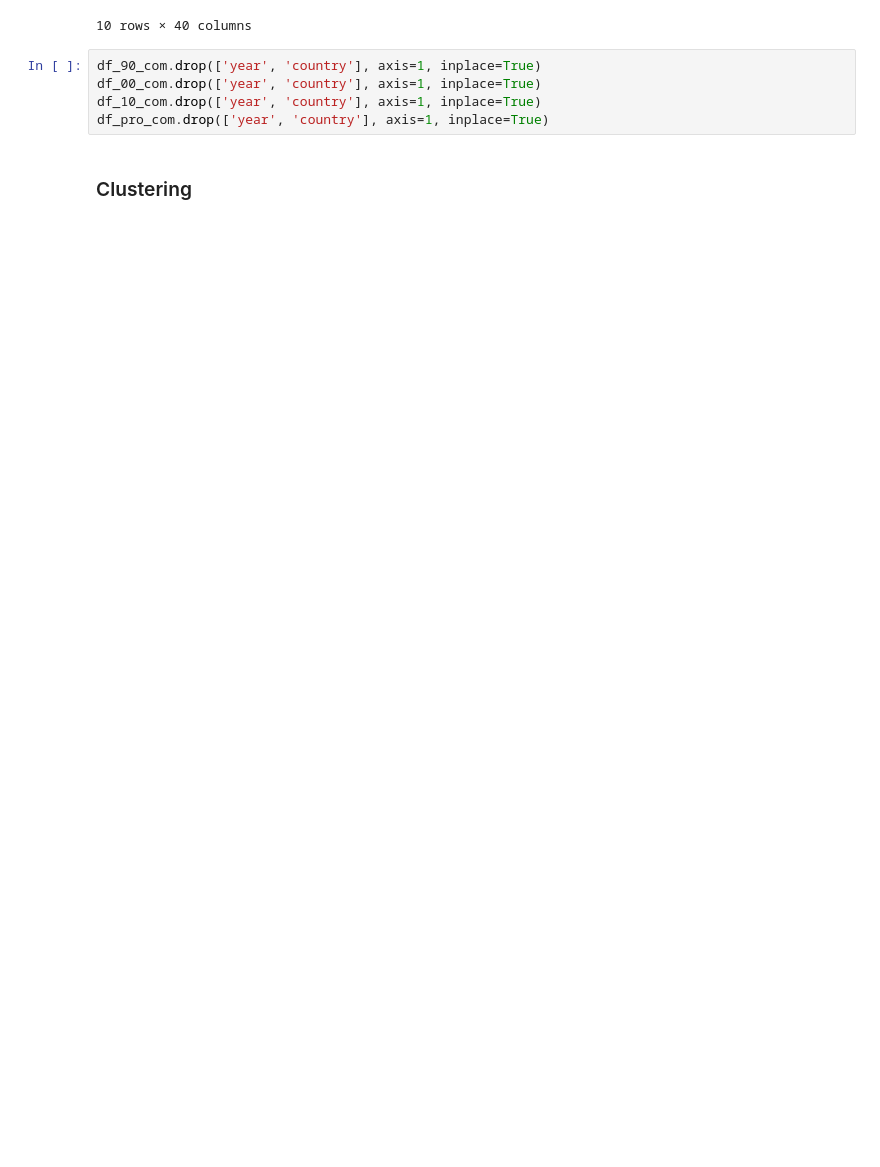
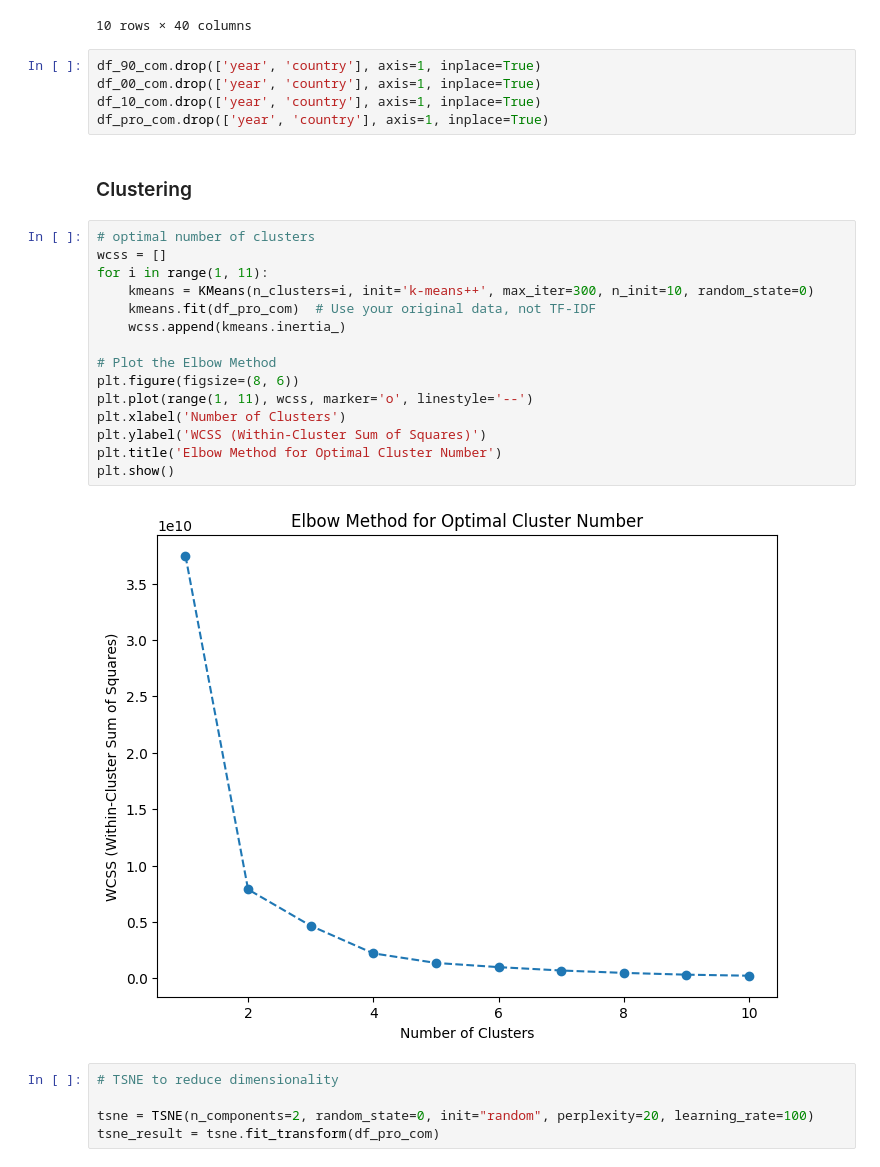
Before and after one commit to giumr06/Final_Project_Water_Management, a Jupyter notebook: cluster_hierarchical_93.ipynb, the cells around one changed output. Cells and saved outputs as stored; diff of their text form; blank space fills up the shorter version.

```diff
--- a/cluster_hierarchical_93.ipynb
+++ b/cluster_hierarchical_93.ipynb
@@ -104,3 +105,25 @@ df_10_com.drop(['year', 'country'], axis=1, inplace=True)
 df_pro_com.drop(['year', 'country'], axis=1, inplace=True)
 # %% [markdown]
 ### Clustering
+# %%
+# optimal number of clusters
+wcss = []
+for i in range(1, 11):
+    kmeans = KMeans(n_clusters=i, init='k-means++', max_iter=300, n_init=10, random_state=0)
+    kmeans.fit(df_pro_com)  # Use your original data, not TF-IDF
+    wcss.append(kmeans.inertia_)
+
+# Plot the Elbow Method
+plt.figure(figsize=(8, 6))
+plt.plot(range(1, 11), wcss, marker='o', linestyle='--')
+plt.xlabel('Number of Clusters')
+plt.ylabel('WCSS (Within-Cluster Sum of Squares)')
+plt.title('Elbow Method for Optimal Cluster Number')
+plt.show()
+# %% [output]
+[figure, added]
+# %%
+# TSNE to reduce dimensionality
+
+tsne = TSNE(n_components=2, random_state=0, init="random", perplexity=20, learning_rate=100)
+tsne_result = tsne.fit_transform(df_pro_com)
```
Also changed, not shown: parts of 28 cells of this notebook, 9 other files.
